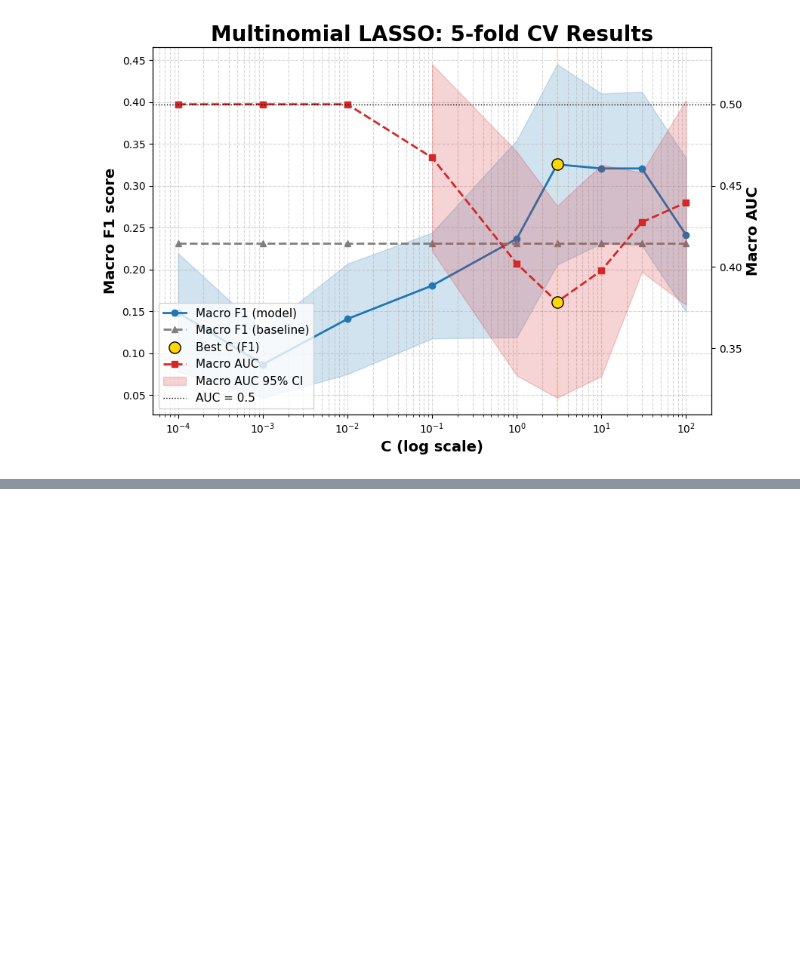
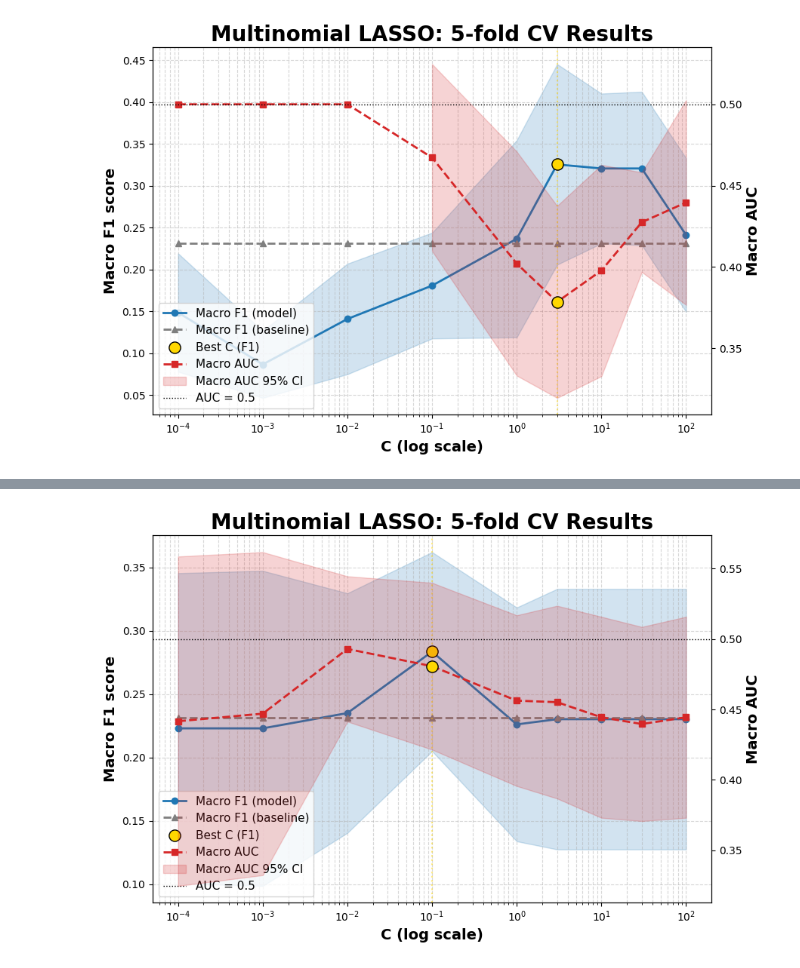
Before and after one commit to ygrepo/Craniopharyngiomas_Image_Segmentation, a Jupyter notebook: notebooks/cv_plot.ipynb, the cells around one changed output, grey strips where cells are left out. Cells and saved outputs as stored; diff of their text form; code cells hidden in the pictures; blank space fills up the shorter version.

```diff
--- a/notebooks/cv_plot.ipynb
+++ b/notebooks/cv_plot.ipynb
@@ -52,0 +85,4 @@ plot_multinomial_lasso_cv_metrics(df, fn=Path(path))
+# %%
+path = "../output/metrics/preop_multinomial_l2_ridge_cv_metrics.csv"
+df = pd.read_csv(path)
+df.head()
@@ -52,0 +96,5 @@ plot_multinomial_lasso_cv_metrics(df, fn=Path(path))
+# %%
+path = "../output/figures/preop_multinomial_l2_ridge_cv_metrics.tiff"
+plot_multinomial_lasso_cv_metrics(df, fn=Path(path))
+# %% [output]
+[figure, added]
```
Also changed, not shown: parts of 7 cells of this notebook, 2 other files.
